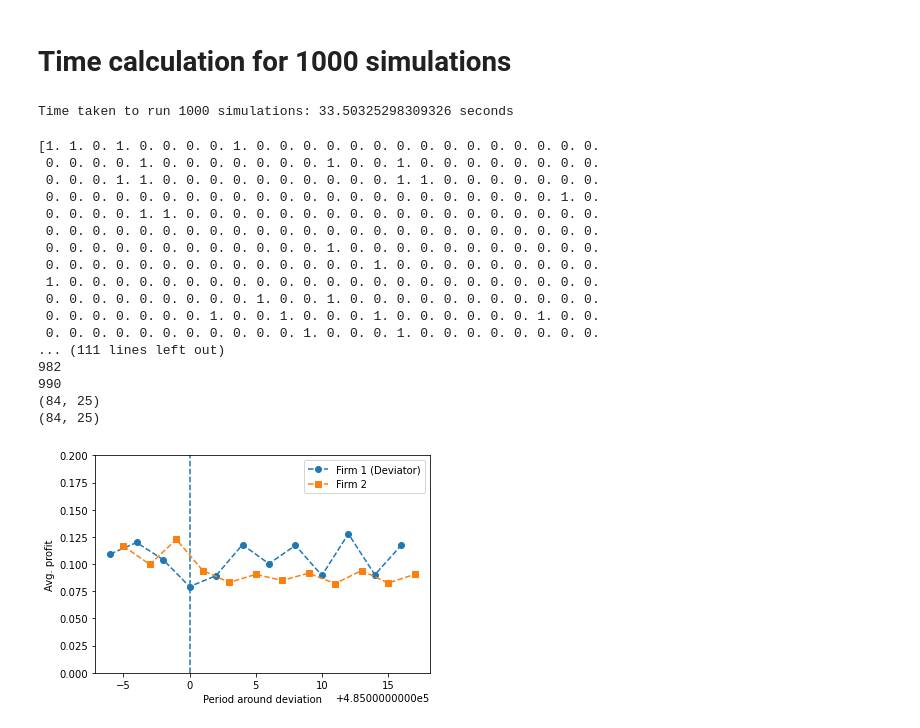
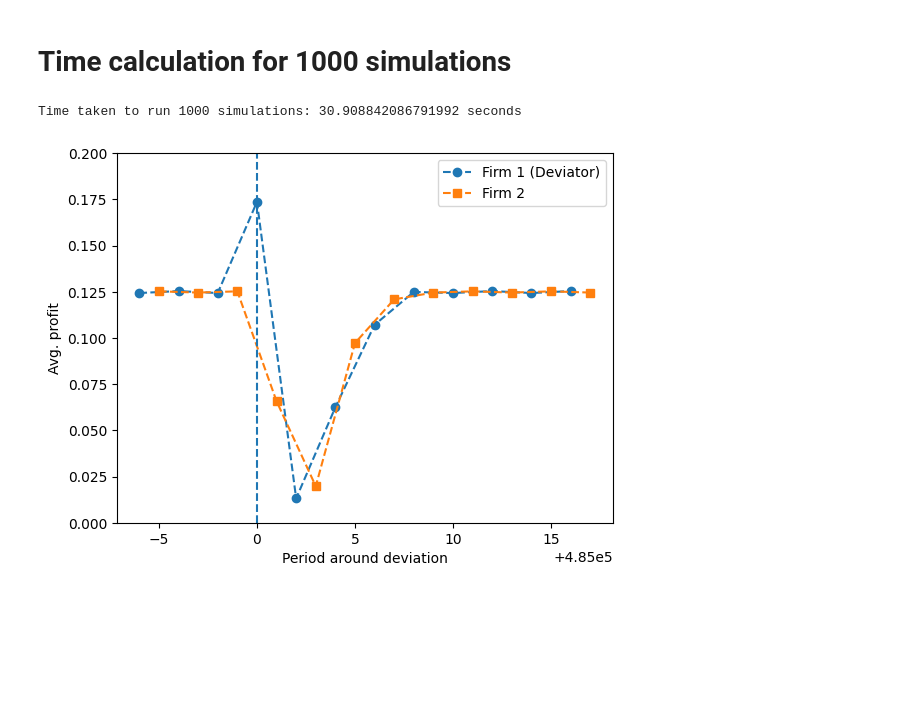
Before and after one commit to KirstineJ/Bachelor, a Jupyter notebook: Bachelor_forced_deviation.ipynb, the cells around one changed output. Drawn from its saved outputs; the diff is of its cells as text; code cells hidden in the pictures; blank space fills up the shorter version.

```diff
--- a/Bachelor_forced_deviation.ipynb
+++ b/Bachelor_forced_deviation.ipynb
@@ -251,38 +173,11 @@ print(c[-1000:])
-# %%
-#@jit(nopython=True)
-def Simulations(sim, price, period, delta, alpha, theta):
-    total_profit_sim = np.zeros((sim, period))
-    profit_1_sim = np.zeros((sim, period))
-    profit_2_sim = np.zeros((sim, period))
-    avg_profit = np.zeros(sim)
-    avg_profit_1 = np.zeros(sim)
-    avg_profit_2 = np.zeros(sim)
-    deviating_sim = np.zeros(sim)
-    change_arr = np.zeros((1,25))
-    change_arr2 = np.zeros((1,25))
-
-    for i in range(sim):
-        total_profit_array, profit_1_array, profit_2_array, deviating_array = Qfunction(price, period, delta, alpha, theta)
-        total_profit_sim[i] = total_profit_array
-        profit_1_sim[i] = profit_1_array
-        profit_2_sim[i] = profit_2_array
-        deviating_sim[i] = deviating_array
-        avg_profit_1[i] = np.mean(profit_1_array[-1000:])
-        avg_profit_2[i] = np.mean(profit_2_array[-1000:])
-        avg_profit[i] = np.mean(total_profit_array[-1000:])
-
-        if deviating_array == 1:
-            change_arr = np.vstack((change_arr, profit_1_array[498995:499020:1]))
-            change_arr2 = np.vstack((change_arr2, profit_2_array[498995:499020:1]))
-
-    return total_profit_sim, avg_profit_1, avg_profit_2, profit_1_sim, profit_2_sim, deviating_sim, change_arr, change_arr2
 # %% [markdown]
 # Time calculation for 1000 simulations
 # %%
+np.random.seed(123)
 start_time  = time.time()
 
 np.random.seed(123)
-total_profit_plot, avg_profit_1_plot, avg_profit_2_plot, profit_total_1, profit_total_2, deviating, change_arr_1, change_arr_2 = Simulations(1000, P, 500000, 0.95, 0.3, 0.0137205)
+total_profit_plot, avg_profit_1_plot, avg_profit_2_plot, profit_total_1, profit_total_2, deviating, change_arr_1, change_arr_2 = Simulations(1000, P, 500000, 0.95, 0.3, 0.0000276306)
 
 end_time = time.time()
 
@@ -290,32 +185,7 @@ elapsed_time = end_time - start_time
 
 print("Time taken to run 1000 simulations:", elapsed_time, "seconds")
 # %% [output]
-Time taken to run 1000 simulations: 33.50325298309326 seconds
+Time taken to run 1000 simulations: 30.908842086791992 seconds
-# %%
-print(deviating)
-for i in range(len(deviating)):
-    if deviating[i] == 1:
-        print(i)
-print(change_arr_2.shape)
-print(change_arr_1.shape)
-# %% [output]
-[1. 1. 0. 1. 0. 0. 0. 0. 1. 0. 0. 0. 0. 0. 0. 0. 0. 0. 0. 0. 0. 0. 0. 0.
- 0. 0. 0. 0. 1. 0. 0. 0. 0. 0. 0. 0. 1. 0. 0. 1. 0. 0. 0. 0. 0. 0. 0. 0.
- 0. 0. 0. 1. 1. 0. 0. 0. 0. 0. 0. 0. 0. 0. 0. 1. 1. 0. 0. 0. 0. 0. 0. 0.
- 0. 0. 0. 0. 0. 0. 0. 0. 0. 0. 0. 0. 0. 0. 0. 0. 0. 0. 0. 0. 0. 0. 1. 0.
- 0. 0. 0. 0. 1. 1. 0. 0. 0. 0. 0. 0. 0. 0. 0. 0. 0. 0. 0. 0. 0. 0. 0. 0.
- 0. 0. 0. 0. 0. 0. 0. 0. 0. 0. 0. 0. 0. 0. 0. 0. 0. 0. 0. 0. 0. 0. 0. 0.
- 0. 0. 0. 0. 0. 0. 0. 0. 0. 0. 0. 0. 1. 0. 0. 0. 0. 0. 0. 0. 0. 0. 0. 0.
- 0. 0. 0. 0. 0. 0. 0. 0. 0. 0. 0. 0. 0. 0. 1. 0. 0. 0. 0. 0. 0. 0. 0. 0.
- 1. 0. 0. 0. 0. 0. 0. 0. 0. 0. 0. 0. 0. 0. 0. 0. 0. 0. 0. 0. 0. 0. 0. 0.
- 0. 0. 0. 0. 0. 0. 0. 0. 0. 1. 0. 0. 1. 0. 0. 0. 0. 0. 0. 0. 0. 0. 0. 0.
- 0. 0. 0. 0. 0. 0. 0. 1. 0. 0. 1. 0. 0. 0. 1. 0. 0. 0. 0. 0. 0. 1. 0. 0.
- 0. 0. 0. 0. 0. 0. 0. 0. 0. 0. 0. 1. 0. 0. 0. 1. 0. 0. 0. 0. 0. 0. 0. 0.
-... (111 lines left out)
-982
-990
-(84, 25)
-(84, 25)
 # %%
 def moving_avg(fst_arr, snd_arr, window_size):
 
@@ -340,22 +210,25 @@ def moving_avg(fst_arr, snd_arr, window_size):
         i += 1
     return moving_averages, moving_averages2
 # %%
+change_arr_1 = change_arr_1[~np.all(change_arr_1 == 0, axis=1)]
+change_arr_2 = change_arr_2[~np.all(change_arr_2 == 0, axis=1)]
+
 dev_arr = np.mean(change_arr_1, axis=0)
 dev_arr2 = np.mean(change_arr_2, axis=0)
 
 deviation_arr, deviation_arr2 = moving_avg(dev_arr, dev_arr2, 2)
 
 deviation_t = np.arange(484994,485018, 2)
 deviation_t2 = np.arange(484995,485019, 2)
 deviation_arr = deviation_arr[0:24:2]
 deviation_arr2 = deviation_arr2[1:25:2]
 plt.plot(deviation_t, deviation_arr, '--o', label='Firm 1 (Deviator)')
 plt.plot(deviation_t2, deviation_arr2, 's--', label='Firm 2')
 plt.vlines(x=485000, ymin=0.00, ymax=0.2, linestyle = '--')
 plt.xlabel("Period around deviation")
 plt.ylabel("Avg. profit")
 plt.ylim(0.00,0.2)
 plt.legend()
 plt.show()
 # %% [output]
-[figure, old version]
+[figure, new version]
```
Also changed, not shown: parts of 8 cells of this notebook, 3 other files.
